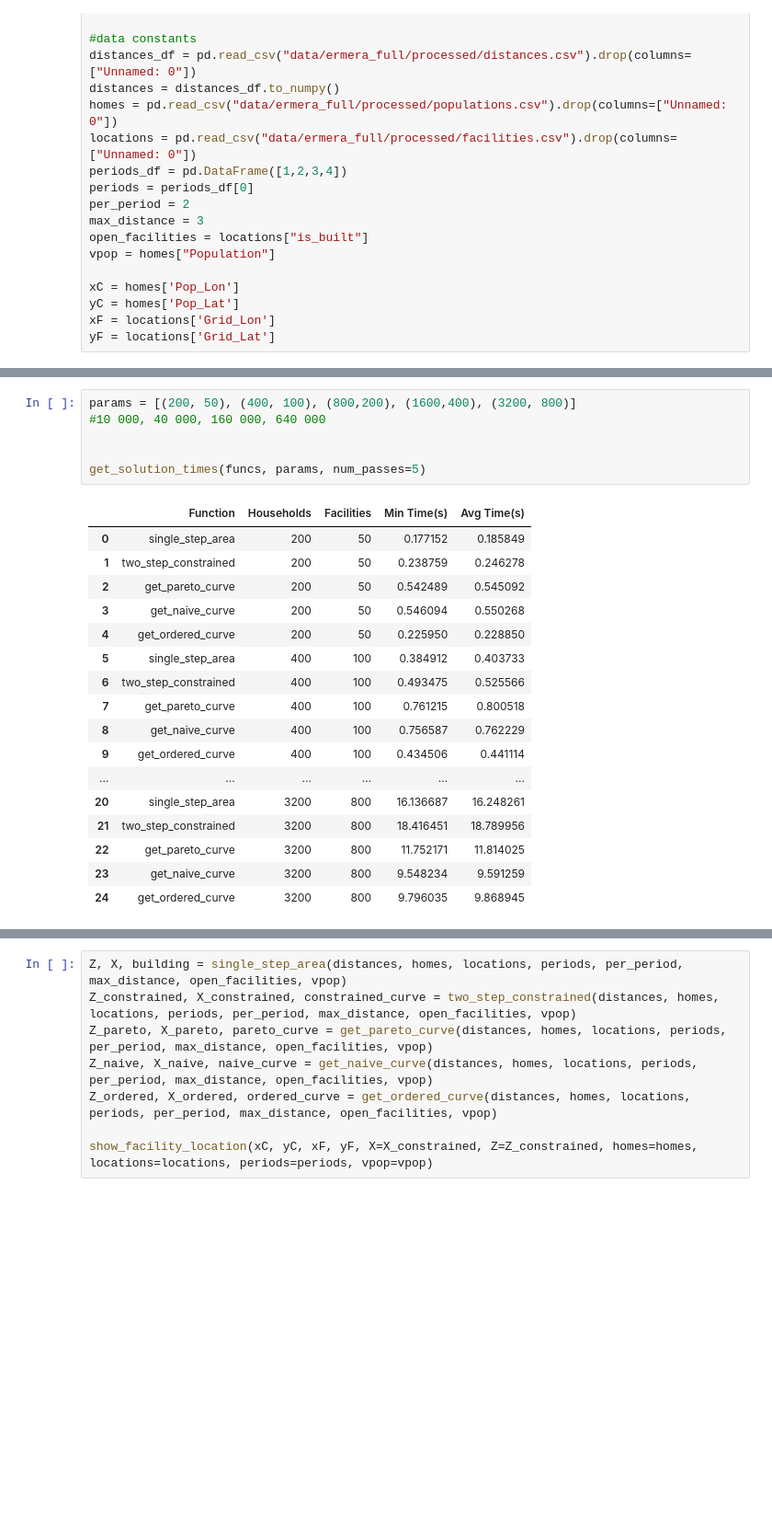
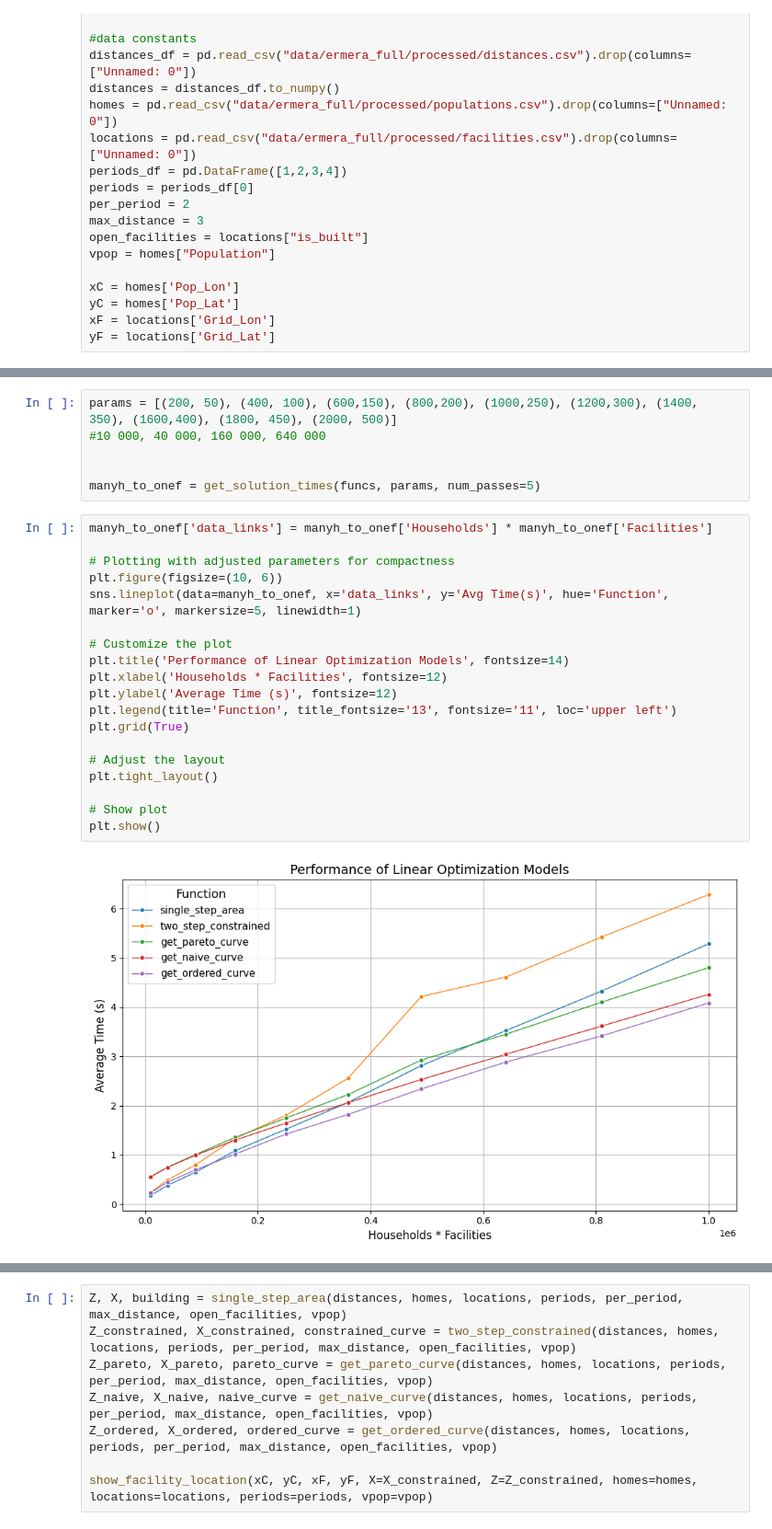
Before and after one commit to Srokusek/ABW-project, a Jupyter notebook: dynamic_models_control.ipynb, the cells around one changed output, grey strips where cells are left out. Shown at 92% size. Drawn from its saved outputs; the diff is of its cells as text; blank space fills up the shorter version.

```diff
--- a/dynamic_models_control.ipynb
+++ b/dynamic_models_control.ipynb
@@ -62,25 +69,28 @@ get_solution_times(funcs, params, num_passes=5)
 # %%
-params = [(200, 50), (400, 100), (800,200), (1600,400), (3200, 800)]
+params = [(200, 50), (400, 100), (600,150), (800,200), (1000,250), (1200,300), (1400, 350), (1600,400), (1800, 450), (2000, 500)]
 #10 000, 40 000, 160 000, 640 000
 
 
-get_solution_times(funcs, params, num_passes=5)
+manyh_to_onef = get_solution_times(funcs, params, num_passes=5)
-# %% [output]
-|  | Function | Households | Facilities | Min Time(s) | Avg Time(s) |
-| 0 | single_step_area | 200 | 50 | 0.177152 | 0.185849 |
-| 1 | two_step_constrained | 200 | 50 | 0.238759 | 0.246278 |
-| 2 | get_pareto_curve | 200 | 50 | 0.542489 | 0.545092 |
-| 3 | get_naive_curve | 200 | 50 | 0.546094 | 0.550268 |
-| 4 | get_ordered_curve | 200 | 50 | 0.225950 | 0.228850 |
-| 5 | single_step_area | 400 | 100 | 0.384912 | 0.403733 |
-| 6 | two_step_constrained | 400 | 100 | 0.493475 | 0.525566 |
-| 7 | get_pareto_curve | 400 | 100 | 0.761215 | 0.800518 |
-| 8 | get_naive_curve | 400 | 100 | 0.756587 | 0.762229 |
-| 9 | get_ordered_curve | 400 | 100 | 0.434506 | 0.441114 |
-| ... | ... | ... | ... | ... | ... |
-| 20 | single_step_area | 3200 | 800 | 16.136687 | 16.248261 |
-| 21 | two_step_constrained | 3200 | 800 | 18.416451 | 18.789956 |
-| 22 | get_pareto_curve | 3200 | 800 | 11.752171 | 11.814025 |
-| 23 | get_naive_curve | 3200 | 800 | 9.548234 | 9.591259 |
-| 24 | get_ordered_curve | 3200 | 800 | 9.796035 | 9.868945 |
+# %%
+manyh_to_onef['data_links'] = manyh_to_onef['Households'] * manyh_to_onef['Facilities']
+
+# Plotting with adjusted parameters for compactness
+plt.figure(figsize=(10, 6))
+sns.lineplot(data=manyh_to_onef, x='data_links', y='Avg Time(s)', hue='Function', marker='o', markersize=5, linewidth=1)
+
+# Customize the plot
+plt.title('Performance of Linear Optimization Models', fontsize=14)
+plt.xlabel('Households * Facilities', fontsize=12)
+plt.ylabel('Average Time (s)', fontsize=12)
+plt.legend(title='Function', title_fontsize='13', fontsize='11', loc='upper left')
+plt.grid(True)
+
+# Adjust the layout
+plt.tight_layout()
+
+# Show plot
+plt.show()
+# %% [output]
+[figure, added]
 # %%
```
Also changed, not shown: parts of 4 cells of this notebook.
